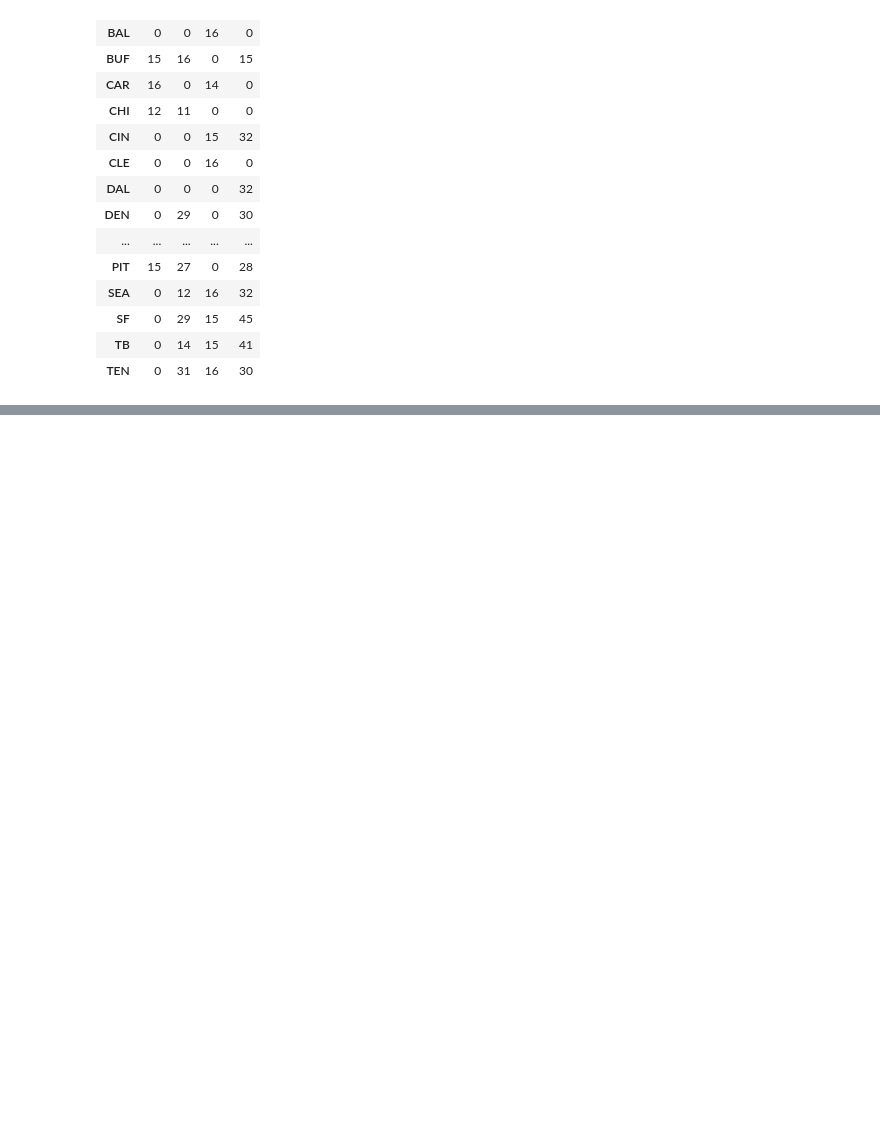
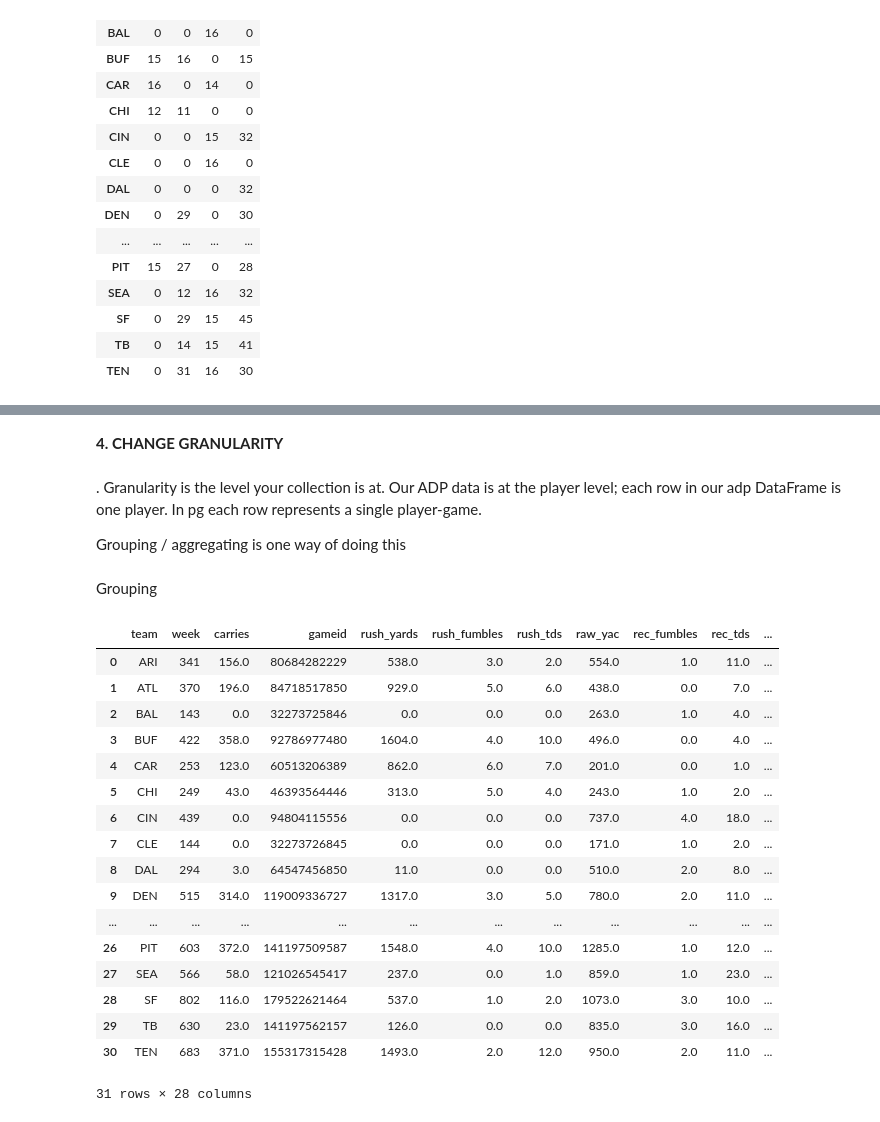
Before and after one commit to wcrowley342/leantocodefantasyfootball, a Jupyter notebook: Learn_to_code_with_fantasy_football_PANDAS.ipynb, the cells around one changed output, grey strips where cells are left out. Saved outputs shown, nothing was run; the diff lists cells and outputs as text; code cells hidden in the pictures; blank space fills up the shorter version.

```diff
--- a/Learn_to_code_with_fantasy_football_PANDAS.ipynb
+++ b/Learn_to_code_with_fantasy_football_PANDAS.ipynb
@@ -364,0 +384,7 @@ pd.crosstab(pg['team'], pg['pos'])
+# %%
+pg['primary_yards'] = np.nan
+
+pg.loc[pg['pos'] == 'QB', 'primary_yards'] = pg['pass_yards']
+pg.loc[pg['pos'] == 'RB', 'primary_yards'] = pg['rush_yards']
+pg.loc[pg['pos'] == 'WR', 'primary_yards'] = pg['rec_yards']
+pg.loc[pg['pos'] == 'TE', 'primary_yards'] = pg['rec_yards']
@@ -364,0 +401,31 @@ pd.crosstab(pg['team'], pg['pos'])
+# %% [markdown]
+**4. CHANGE GRANULARITY**
+# %% [markdown]
+. Granularity is the level your collection is at. Our ADP data is at the player level; each row in our adp DataFrame is one player. In pg each row represents a single player‑game.
+
+Grouping / aggregating is one way of doing this
+# %% [markdown]
+Grouping
+# %%
+pg.groupby('team',as_index=False).sum()
+
+#Note how 'team' is the index of our newly grouped‑by data. This is the default behavior; you can turn it off either by calling reset_index right away or passing as_index=False to groupby.
+# %% [output]
+|  | team | week | carries | gameid | rush_yards | rush_fumbles | rush_tds | raw_yac | rec_fumbles | rec_tds | ... |
+| 0 | ARI | 341 | 156.0 | 80684282229 | 538.0 | 3.0 | 2.0 | 554.0 | 1.0 | 11.0 | ... |
+| 1 | ATL | 370 | 196.0 | 84718517850 | 929.0 | 5.0 | 6.0 | 438.0 | 0.0 | 7.0 | ... |
+| 2 | BAL | 143 | 0.0 | 32273725846 | 0.0 | 0.0 | 0.0 | 263.0 | 1.0 | 4.0 | ... |
+| 3 | BUF | 422 | 358.0 | 92786977480 | 1604.0 | 4.0 | 10.0 | 496.0 | 0.0 | 4.0 | ... |
+| 4 | CAR | 253 | 123.0 | 60513206389 | 862.0 | 6.0 | 7.0 | 201.0 | 0.0 | 1.0 | ... |
+| 5 | CHI | 249 | 43.0 | 46393564446 | 313.0 | 5.0 | 4.0 | 243.0 | 1.0 | 2.0 | ... |
+| 6 | CIN | 439 | 0.0 | 94804115556 | 0.0 | 0.0 | 0.0 | 737.0 | 4.0 | 18.0 | ... |
+| 7 | CLE | 144 | 0.0 | 32273726845 | 0.0 | 0.0 | 0.0 | 171.0 | 1.0 | 2.0 | ... |
+| 8 | DAL | 294 | 3.0 | 64547456850 | 11.0 | 0.0 | 0.0 | 510.0 | 2.0 | 8.0 | ... |
+| 9 | DEN | 515 | 314.0 | 119009336727 | 1317.0 | 3.0 | 5.0 | 780.0 | 2.0 | 11.0 | ... |
+| ... | ... | ... | ... | ... | ... | ... | ... | ... | ... | ... | ... |
+| 26 | PIT | 603 | 372.0 | 141197509587 | 1548.0 | 4.0 | 10.0 | 1285.0 | 1.0 | 12.0 | ... |
+| 27 | SEA | 566 | 58.0 | 121026545417 | 237.0 | 0.0 | 1.0 | 859.0 | 1.0 | 23.0 | ... |
+| 28 | SF | 802 | 116.0 | 179522621464 | 537.0 | 1.0 | 2.0 | 1073.0 | 3.0 | 10.0 | ... |
+| 29 | TB | 630 | 23.0 | 141197562157 | 126.0 | 0.0 | 0.0 | 835.0 | 3.0 | 16.0 | ... |
+| 30 | TEN | 683 | 371.0 | 155317315428 | 1493.0 | 2.0 | 12.0 | 950.0 | 2.0 | 11.0 | ... |
+31 rows × 28 columns
```
Also changed, not shown: parts of 17 cells of this notebook.
